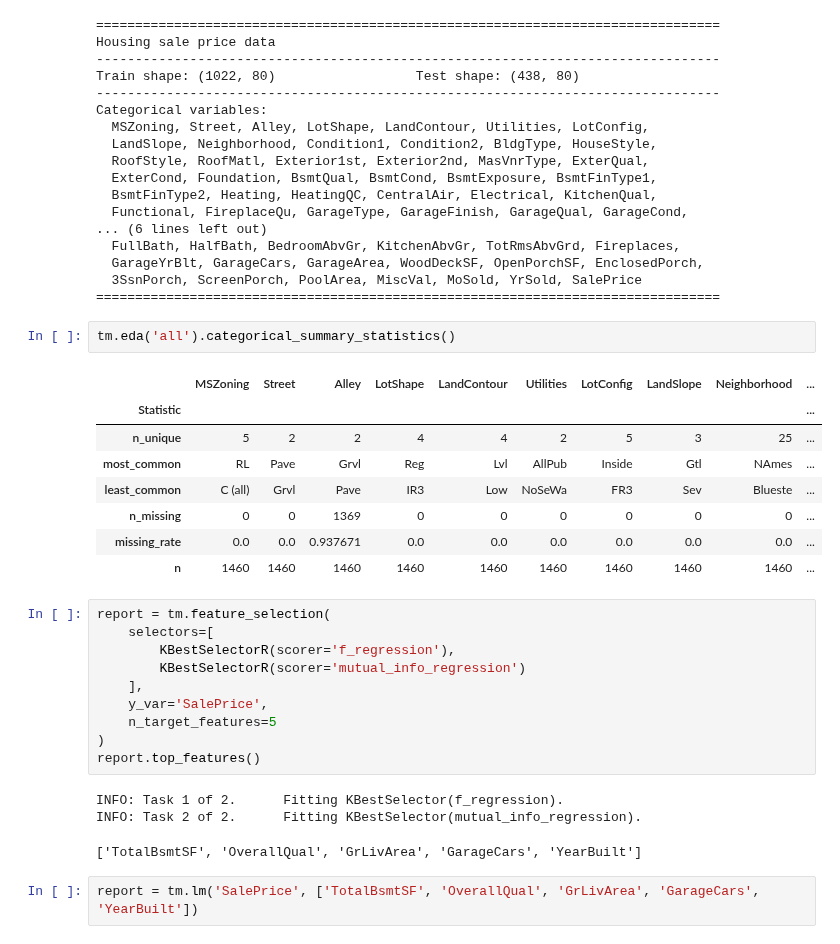
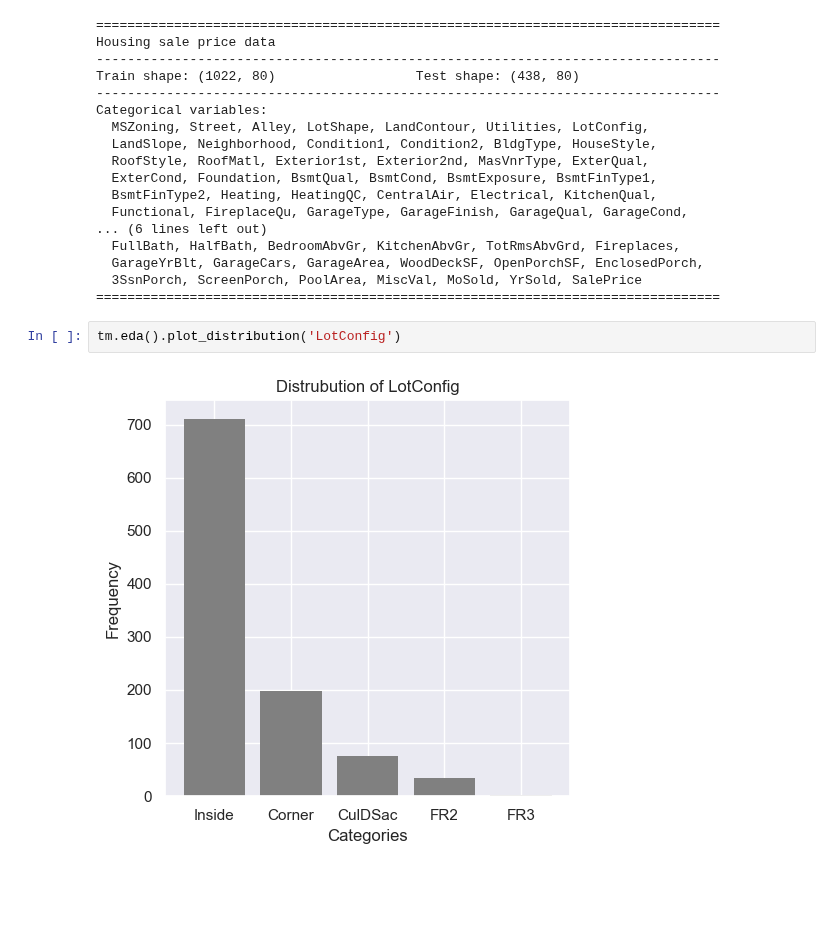
Before and after one commit to ajy25/TabularMagic, a Jupyter notebook: demo/test.ipynb, the cells around one changed output. Cells and saved outputs as stored; diff of their text form; blank space fills up the shorter version.

```diff
--- a/demo/test.ipynb
+++ b/demo/test.ipynb
@@ -51,29 +51,6 @@ Categorical variables:
   3SsnPorch, ScreenPorch, PoolArea, MiscVal, MoSold, YrSold, SalePrice
 ================================================================================
 # %%
-tm.eda('all').categorical_summary_statistics()
+tm.eda().plot_distribution('LotConfig')
 # %% [output]
-|  | MSZoning | Street | Alley | LotShape | LandContour | Utilities | LotConfig | LandSlope | Neighborhood | ... |
-| Statistic |  |  |  |  |  |  |  |  |  | ... |
-| n_unique | 5 | 2 | 2 | 4 | 4 | 2 | 5 | 3 | 25 | ... |
-| most_common | RL | Pave | Grvl | Reg | Lvl | AllPub | Inside | Gtl | NAmes | ... |
-| least_common | C (all) | Grvl | Pave | IR3 | Low | NoSeWa | FR3 | Sev | Blueste | ... |
-| n_missing | 0 | 0 | 1369 | 0 | 0 | 0 | 0 | 0 | 0 | ... |
-| missing_rate | 0.0 | 0.0 | 0.937671 | 0.0 | 0.0 | 0.0 | 0.0 | 0.0 | 0.0 | ... |
-| n | 1460 | 1460 | 1460 | 1460 | 1460 | 1460 | 1460 | 1460 | 1460 | ... |
+[figure, added]
-# %%
-report = tm.feature_selection(
-    selectors=[
-        KBestSelectorR(scorer='f_regression'),
-        KBestSelectorR(scorer='mutual_info_regression')
-    ],
-    y_var='SalePrice',
-    n_target_features=5
-)
-report.top_features()
-# %% [output]
-INFO: Task 1 of 2.      Fitting KBestSelector(f_regression).
-INFO: Task 2 of 2.      Fitting KBestSelector(mutual_info_regression).
-['TotalBsmtSF', 'OverallQual', 'GrLivArea', 'GarageCars', 'YearBuilt']
-# %%
-report = tm.lm('SalePrice', ['TotalBsmtSF', 'OverallQual', 'GrLivArea', 'GarageCars', 'YearBuilt'])
```
Also changed, not shown: parts of 16 cells of this notebook, 11 other files.
